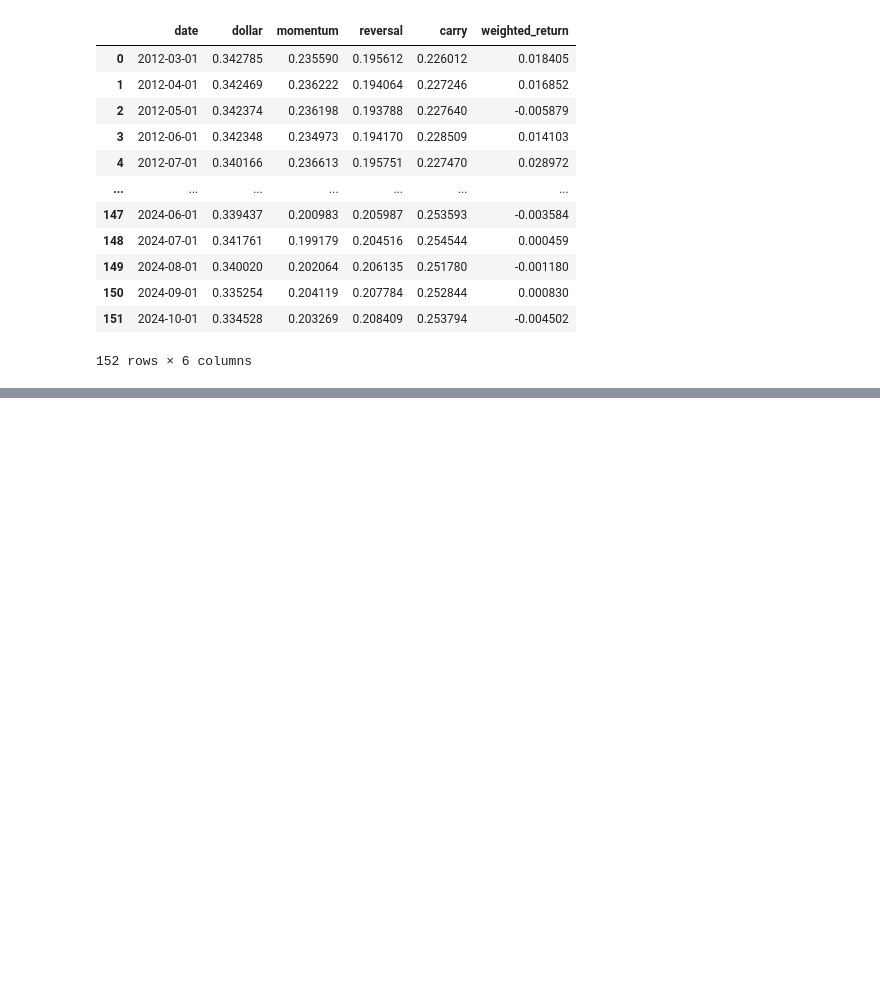
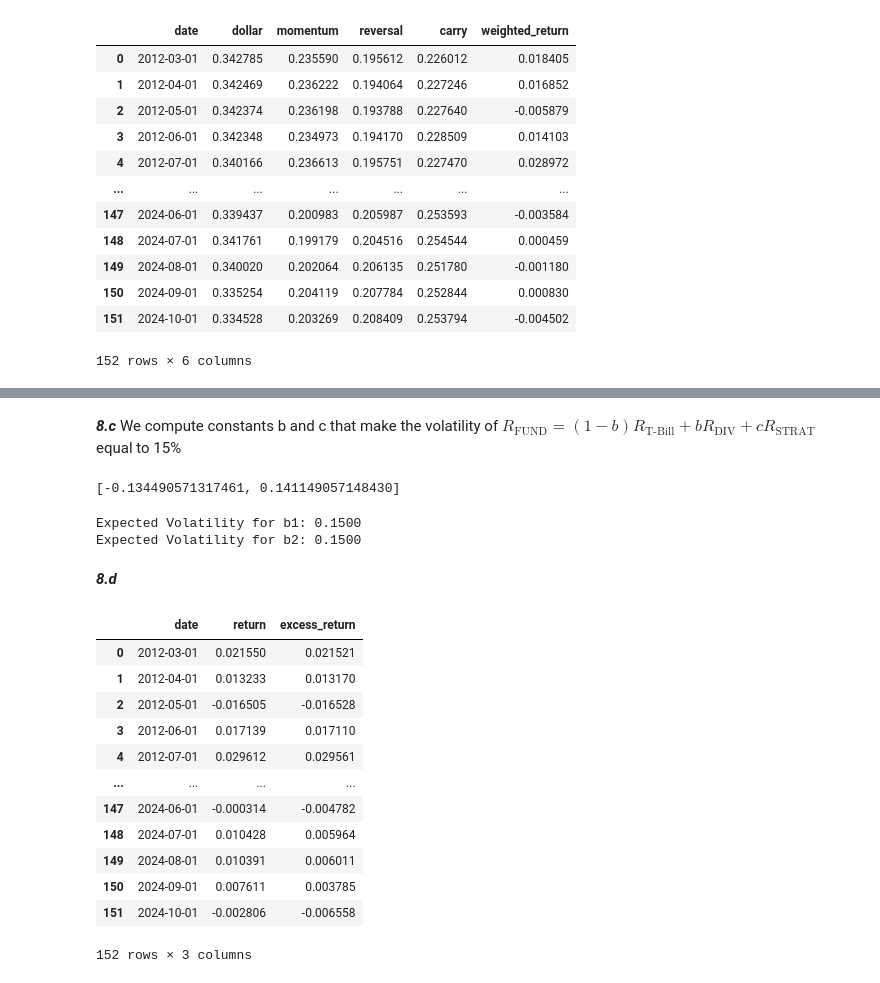
Before and after one commit to pherb127/Investments-Data, a Jupyter notebook: Investments.ipynb, the cells around one changed output, grey strips where cells are left out. Drawn from its saved outputs; the diff is of its cells as text; code cells hidden in the pictures; blank space fills up the shorter version.

```diff
--- a/Investments.ipynb
+++ b/Investments.ipynb
@@ -1982,0 +1975,55 @@ strategy
+# %% [markdown]
+***8.c*** We compute constants b and c that make the volatility of $R_{\text{FUND}} = (1 - b) R_{\text{T-Bill}} + b R_{\text{DIV}} + c R_{\text{STRAT}}$ equal to 15\%
+# %%
+# Align strategy, hedged_risk_parity, and r_f dataframes on 'date'
+start_date = max(strategy['date'].min(), hedged_risk_parity_aligned['date'].min(), r_f['date'].min())
+strategy_aligned = strategy[strategy['date'] >= start_date].reset_index(drop=True)
+hedged_risk_parity_aligned = hedged_risk_parity_aligned[hedged_risk_parity_aligned['date'] >= start_date].reset_index(drop=True)
+r_f_aligned = r_f[r_f['date'] >= start_date].reset_index(drop=True)
+# %%
+# compute overall volatility of strategy, hedged_risk_parity, and risk-free rate
+vol_strategy = strategy_aligned['weighted_return'].std()*12  # Annualized volatility
+r_f_vol = r_f_aligned['rate'].std()  # risk-free rate volatility
+vol_hedged_risk_parity = hedged_risk_parity_aligned['return'].std()*12  # Annualized volatility
+# Compute the correlation between strategy and hedged risk parity
+rho_strategy_hedged = strategy_aligned['weighted_return'].corr(hedged_risk_parity_aligned['return'])
+# Compute the correlation between strategy and risk-free rate
+rho_strategy_rf = strategy_aligned['weighted_return'].corr(r_f_aligned['rate']/12)
+# Compute the correlation between hedged risk parity and risk-free rate
+rho_hedged_rf = hedged_risk_parity_aligned['return'].corr(r_f_aligned['rate']/12)
+
+
+# Write the variance of the fund as a second degree polynomial equation
+b = sp.Symbol('b')
+c = 1 #set arbitrary value for c to find the value of b
+# Define the coefficients of the polynomial
+equation = sp.Eq((1-b)**2 * r_f_vol**2 + b**2 * vol_hedged_risk_parity**2 + c**2*vol_strategy**2 + \
+                 2 * b * (1-b) * rho_hedged_rf * r_f_vol * vol_hedged_risk_parity + \
+                 2 * b * c * rho_strategy_hedged * vol_hedged_risk_parity * vol_strategy + \
+                 2 * (1-b) * c * rho_strategy_rf * r_f_vol * vol_strategy, 0.15**2)  # target volatility of 15% per year
+# Solve the polynomial equation
+solutions = sp.solve(equation, b)
+# Sanity check
+solutions
+# %% [output]
+[-0.134490571317461, 0.141149057148430]
+# %%
+# Sanity check
+b1 = solutions[0].evalf()  # First solution
+b2 = solutions[1].evalf()  # Second solution
+# Calculate the expected volatility of the portfolio
+expected_vol_1 = ((1-b1)**2 * r_f_vol**2 + b1**2 * vol_hedged_risk_parity**2 + c**2*vol_strategy**2 + \
+                  2 * b1 * (1-b1) * rho_hedged_rf * r_f_vol * vol_hedged_risk_parity + \
+                  2 * b1 * c * rho_strategy_hedged * vol_hedged_risk_parity * vol_strategy + \
+                  2 * (1-b1) * c * rho_strategy_rf * r_f_vol * vol_strategy) ** 0.5
+expected_vol_2 = ((1-b2)**2 * r_f_vol**2 + b2**2 * vol_hedged_risk_parity**2 + c**2*vol_strategy**2 + \
+                  2 * b2 * (1-b2) * rho_hedged_rf * r_f_vol * vol_hedged_risk_parity + \
+                  2 * b2 * c * rho_strategy_hedged * vol_hedged_risk_parity * vol_strategy + \
+                  2 * (1-b2) * c * rho_strategy_rf * r_f_vol * vol_strategy) ** 0.5
+print(f"Expected Volatility for b1: {expected_vol_1:.4f}")
+print(f"Expected Volatility for b2: {expected_vol_2:.4f}")
+# %% [output]
+Expected Volatility for b1: 0.1500
+Expected Volatility for b2: 0.1500
+# %% [markdown]
+***8.d***
@@ -1982,0 +2039,21 @@ strategy
+# %%
+portfolio_2 = pd.DataFrame()
+portfolio_2['date'] = strategy_aligned['date']
+b1_float = float(b2)
+portfolio_2['return'] = (1 - b1_float) * (r_f_aligned['rate'] / 12) + b1_float * hedged_risk_parity_aligned['return'] + strategy_aligned['weighted_return']  #since c=1
+portfolio_2['excess_return'] = portfolio_2['return'] - (r_f_aligned['rate'] / 12)
+portfolio_2
+# %% [output]
+|  | date | return | excess_return |
+| 0 | 2012-03-01 | 0.021550 | 0.021521 |
+| 1 | 2012-04-01 | 0.013233 | 0.013170 |
+| 2 | 2012-05-01 | -0.016505 | -0.016528 |
+| 3 | 2012-06-01 | 0.017139 | 0.017110 |
+| 4 | 2012-07-01 | 0.029612 | 0.029561 |
+| ... | ... | ... | ... |
+| 147 | 2024-06-01 | -0.000314 | -0.004782 |
+| 148 | 2024-07-01 | 0.010428 | 0.005964 |
+| 149 | 2024-08-01 | 0.010391 | 0.006011 |
+| 150 | 2024-09-01 | 0.007611 | 0.003785 |
+| 151 | 2024-10-01 | -0.002806 | -0.006558 |
+152 rows × 3 columns
```
Also changed, not shown: parts of 9 cells of this notebook.
